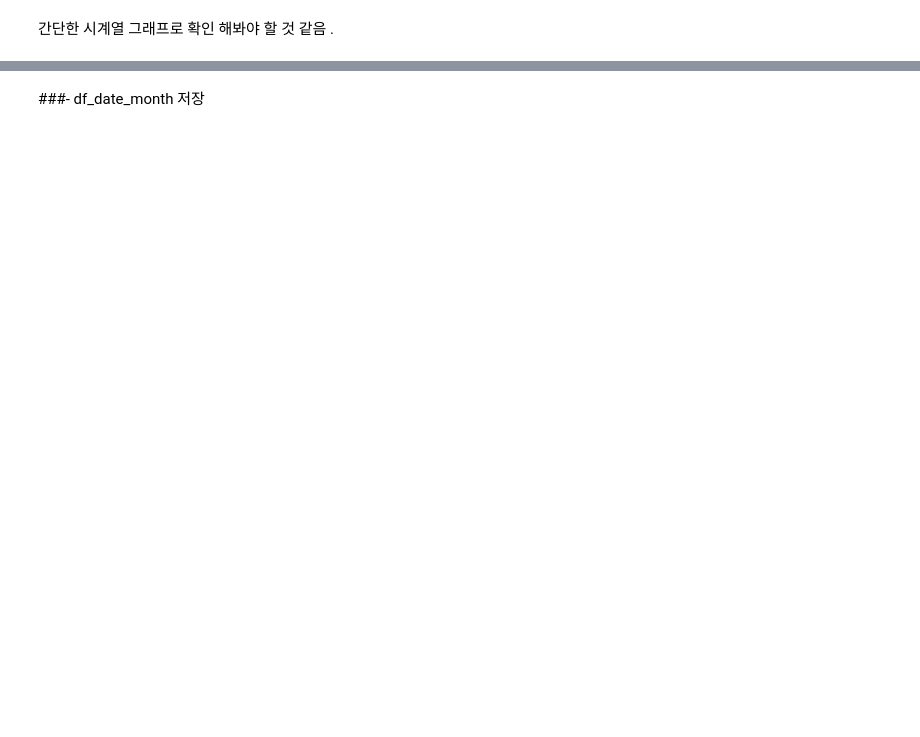
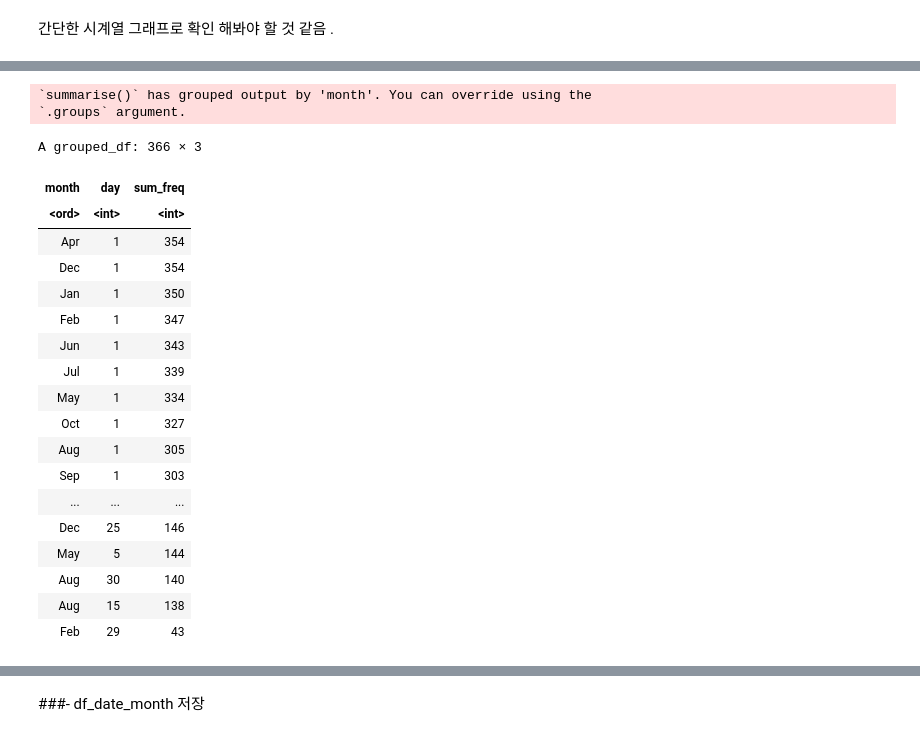
Before and after one commit to min02yam/Prediction-of-Cardiovascular-Disease-Incidence-using-machine-learning, a Jupyter notebook: hospital_Eda.ipynb, the cells around one changed output, grey strips where cells are left out. Cells and saved outputs as stored; diff of their text form; code cells hidden in the pictures; blank space fills up the shorter version.

```diff
--- a/hospital_Eda.ipynb
+++ b/hospital_Eda.ipynb
@@ -392,0 +540,28 @@ xtabs(frequency~month, df_date_month)
+# %%
+#월>일 별 freq
+df_date_month %>% group_by(month,day) %>%
+  summarise(sum_freq=sum(frequency)) %>%
+  arrange(-sum_freq)
+#8월 제외하고 1일에 발생 빈도가 가장 높음
+# %% [output]
+`summarise()` has grouped output by 'month'. You can override using the
+`.groups` argument.
+A grouped_df: 366 × 3
+| month | day | sum_freq |
+| <ord> | <int> | <int> |
+| Apr | 1 | 354 |
+| Dec | 1 | 354 |
+| Jan | 1 | 350 |
+| Feb | 1 | 347 |
+| Jun | 1 | 343 |
+| Jul | 1 | 339 |
+| May | 1 | 334 |
+| Oct | 1 | 327 |
+| Aug | 1 | 305 |
+| Sep | 1 | 303 |
+| ... | ... | ... |
+| Dec | 25 | 146 |
+| May | 5 | 144 |
+| Aug | 30 | 140 |
+| Aug | 15 | 138 |
+| Feb | 29 | 43 |
```
Also changed, not shown: parts of 45 cells of this notebook.
